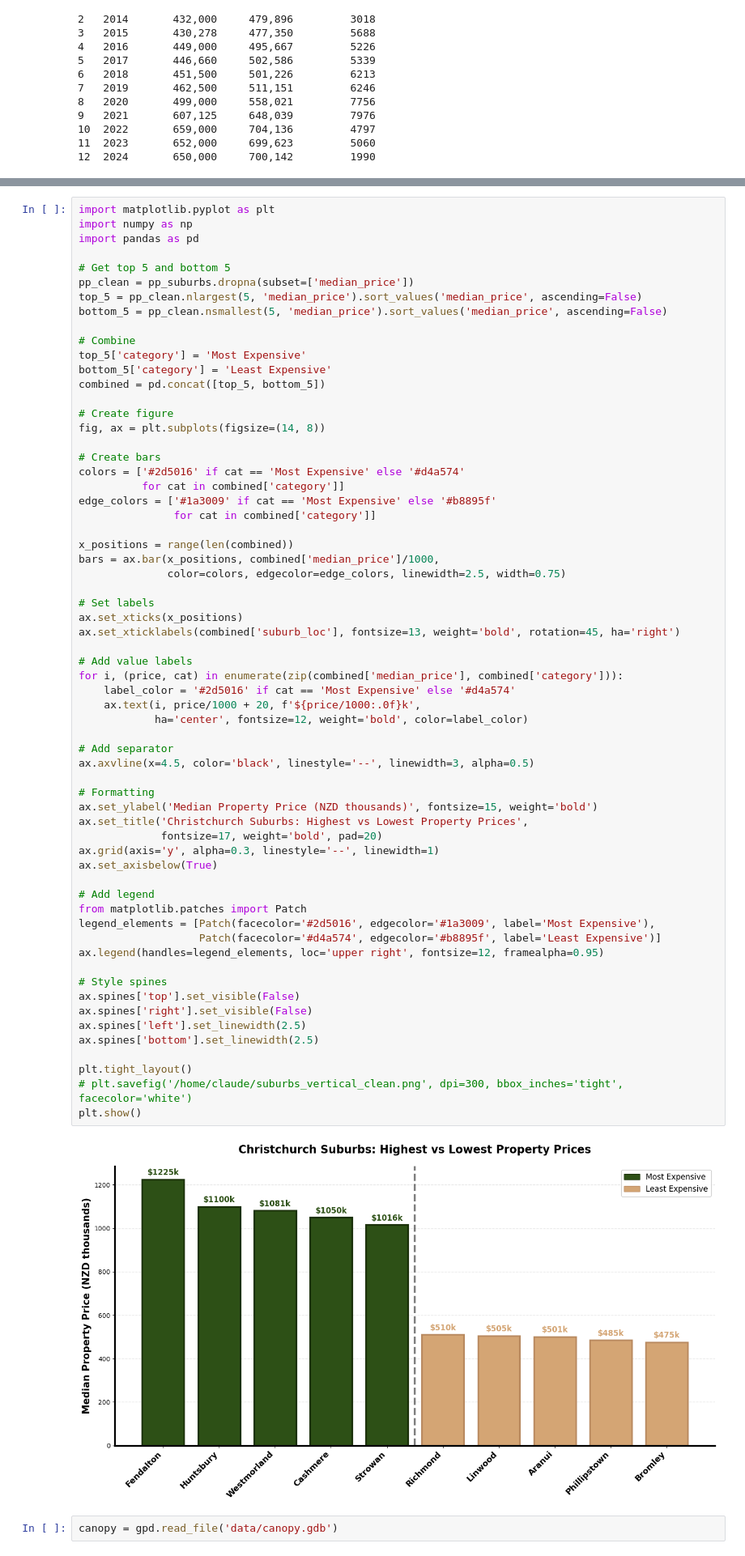
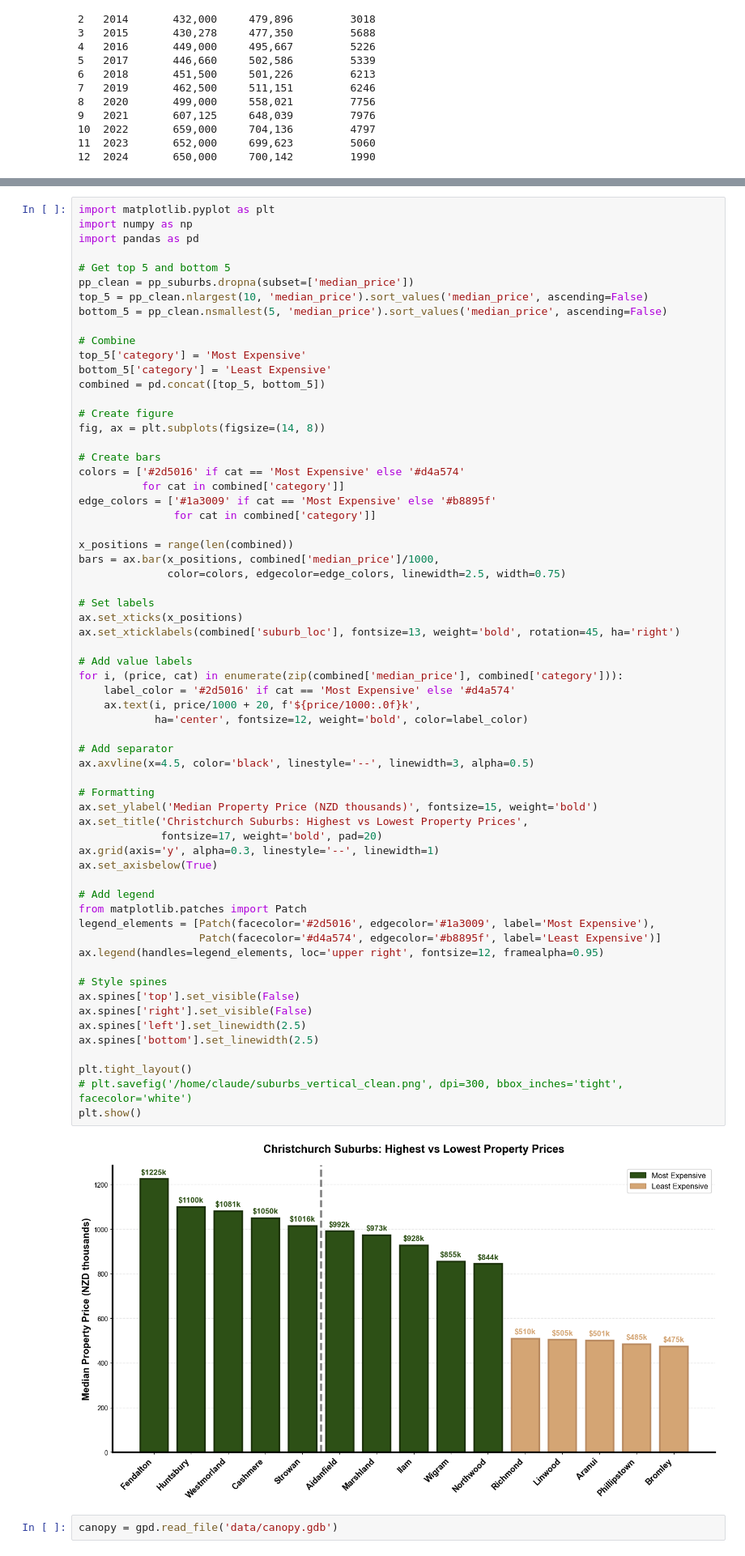
Before and after one commit to shrestha-rujal/chc-property-prices, a Jupyter notebook: property-prices.ipynb, the cells around one changed output, grey strips where cells are left out. Shown at 81% size. Cells and saved outputs as stored; diff of their text form.

```diff
--- a/property-prices.ipynb
+++ b/property-prices.ipynb
@@ -245,7 +245,7 @@ import pandas as pd
 
 # Get top 5 and bottom 5
 pp_clean = pp_suburbs.dropna(subset=['median_price'])
-top_5 = pp_clean.nlargest(5, 'median_price').sort_values('median_price', ascending=False)
+top_5 = pp_clean.nlargest(10, 'median_price').sort_values('median_price', ascending=False)
 bottom_5 = pp_clean.nsmallest(5, 'median_price').sort_values('median_price', ascending=False)
 
 # Combine
@@ -275,34 +275,34 @@ for i, (price, cat) in enumerate(zip(combined['median_price'], combined['categor
     label_color = '#2d5016' if cat == 'Most Expensive' else '#d4a574'
     ax.text(i, price/1000 + 20, f'${price/1000:.0f}k',
             ha='center', fontsize=12, weight='bold', color=label_color)
 
 # Add separator
 ax.axvline(x=4.5, color='black', linestyle='--', linewidth=3, alpha=0.5)
 
 # Formatting
 ax.set_ylabel('Median Property Price (NZD thousands)', fontsize=15, weight='bold')
 ax.set_title('Christchurch Suburbs: Highest vs Lowest Property Prices',
              fontsize=17, weight='bold', pad=20)
 ax.grid(axis='y', alpha=0.3, linestyle='--', linewidth=1)
 ax.set_axisbelow(True)
 
 # Add legend
 from matplotlib.patches import Patch
 legend_elements = [Patch(facecolor='#2d5016', edgecolor='#1a3009', label='Most Expensive'),
                    Patch(facecolor='#d4a574', edgecolor='#b8895f', label='Least Expensive')]
 ax.legend(handles=legend_elements, loc='upper right', fontsize=12, framealpha=0.95)
 
 # Style spines
 ax.spines['top'].set_visible(False)
 ax.spines['right'].set_visible(False)
 ax.spines['left'].set_linewidth(2.5)
 ax.spines['bottom'].set_linewidth(2.5)
 
 plt.tight_layout()
 # plt.savefig('/home/claude/suburbs_vertical_clean.png', dpi=300, bbox_inches='tight', facecolor='white')
 plt.show()
 # %% [output]
-[figure, old version]
+[figure, new version]
 # %%
 canopy = gpd.read_file('data/canopy.gdb')
 # %%
```
Also changed, not shown: parts of 5 cells of this notebook, 1 other file.
